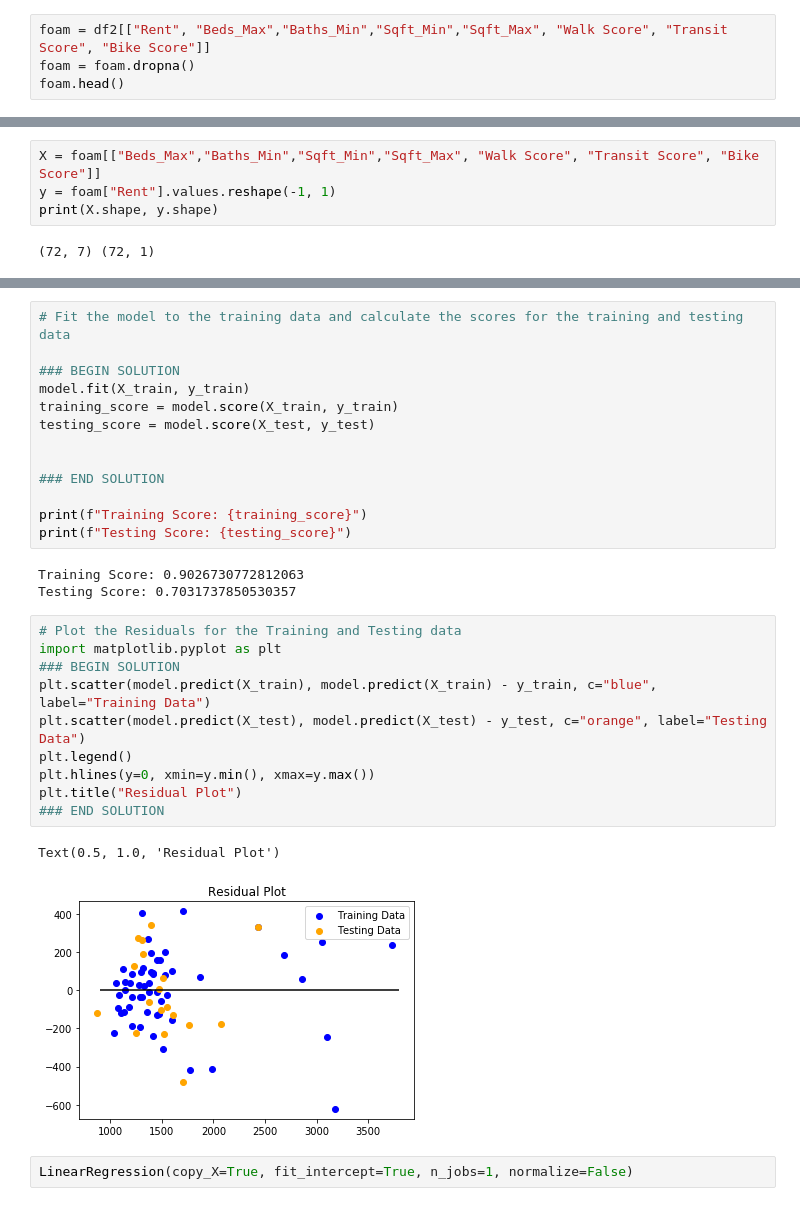
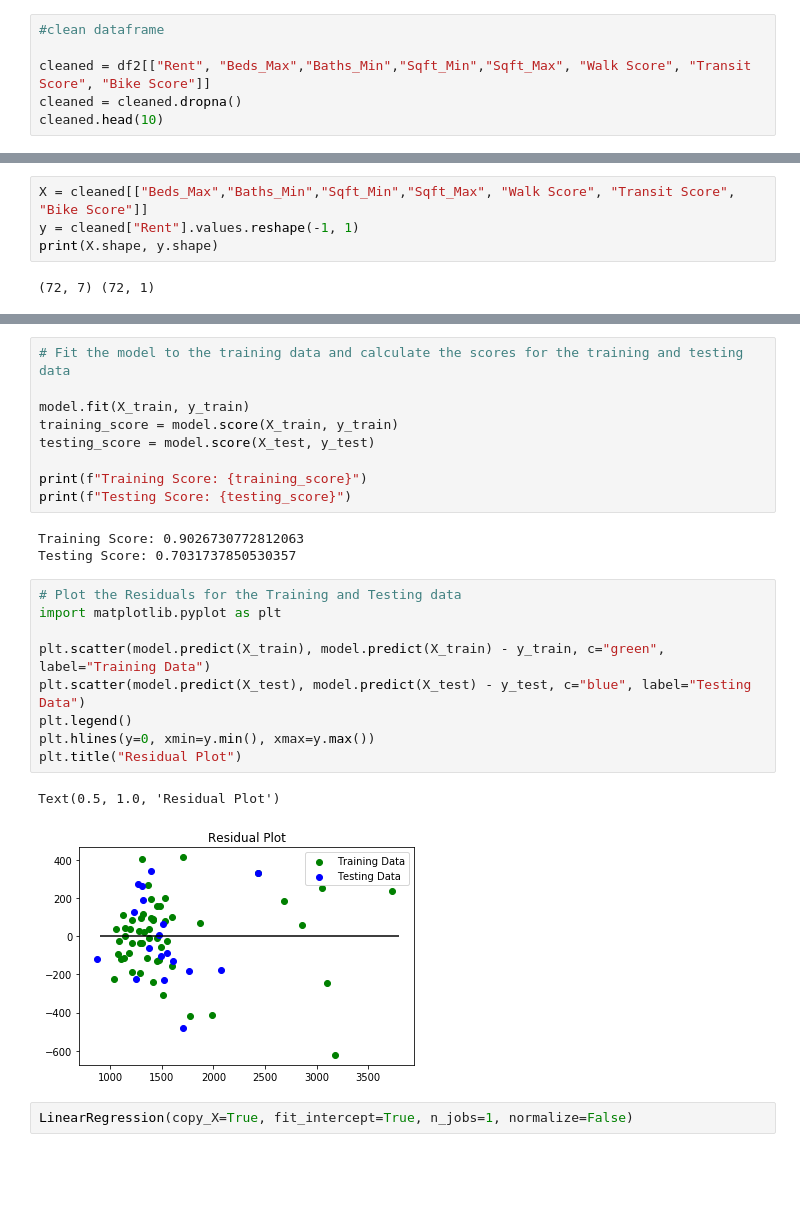
Before and after one commit to diana-e-guthrie/Final_Project, a Jupyter notebook: Yes.ipynb, the cells around one changed output, grey strips where cells are left out. Saved outputs shown, nothing was run; the diff lists cells and outputs as text; blank space fills up the shorter version.

```diff
--- a/Yes.ipynb
+++ b/Yes.ipynb
@@ -25,9 +32,11 @@ len(df2)
 # %% [output]
 72
 # %%
-foam = df2[["Rent", "Beds_Max","Baths_Min","Sqft_Min","Sqft_Max", "Walk Score", "Transit Score", "Bike Score"]]
-foam = foam.dropna()
-foam.head()
+#clean dataframe
+
+cleaned = df2[["Rent", "Beds_Max","Baths_Min","Sqft_Min","Sqft_Max", "Walk Score", "Transit Score", "Bike Score"]]
+cleaned = cleaned.dropna()
+cleaned.head(10)
 # %% [output]
 |  | Rent | Beds_Max | Baths_Min | Sqft_Min | Sqft_Max | Walk Score | Transit Score | Bike Score |
 | 1 | 1638 | 3 | 1.0 | 516.0 | 1331.0 | 85.0 | 53.0 | 90.0 |
@@ -38,6 +52,6 @@ foam.head()
 # %%
-X = foam[["Beds_Max","Baths_Min","Sqft_Min","Sqft_Max", "Walk Score", "Transit Score", "Bike Score"]]
-y = foam["Rent"].values.reshape(-1, 1)
+X = cleaned[["Beds_Max","Baths_Min","Sqft_Min","Sqft_Max", "Walk Score", "Transit Score", "Bike Score"]]
+y = cleaned["Rent"].values.reshape(-1, 1)
 print(X.shape, y.shape)
 # %% [output]
 (72, 7) (72, 1)
@@ -60,14 +69,10 @@ model = LinearRegression()
 # %%
 # Fit the model to the training data and calculate the scores for the training and testing data
 
-### BEGIN SOLUTION
 model.fit(X_train, y_train)
 training_score = model.score(X_train, y_train)
 testing_score = model.score(X_test, y_test)
 
-
-### END SOLUTION
-
 print(f"Training Score: {training_score}")
 print(f"Testing Score: {testing_score}")
 # %% [output]
@@ -76,16 +81,15 @@ Testing Score: 0.7031737850530357
 # %%
 # Plot the Residuals for the Training and Testing data
 import matplotlib.pyplot as plt
-### BEGIN SOLUTION
-plt.scatter(model.predict(X_train), model.predict(X_train) - y_train, c="blue", label="Training Data")
-plt.scatter(model.predict(X_test), model.predict(X_test) - y_test, c="orange", label="Testing Data")
+
+plt.scatter(model.predict(X_train), model.predict(X_train) - y_train, c="green", label="Training Data")
+plt.scatter(model.predict(X_test), model.predict(X_test) - y_test, c="blue", label="Testing Data")
 plt.legend()
 plt.hlines(y=0, xmin=y.min(), xmax=y.max())
 plt.title("Residual Plot")
-### END SOLUTION
 # %% [output]
 Text(0.5, 1.0, 'Residual Plot')
-[figure, old version]
+[figure, new version]
 # %%
 LinearRegression(copy_X=True, fit_intercept=True, n_jobs=1, normalize=False)
 # %% [output]
```
Also changed, not shown: parts of 9 cells of this notebook.
